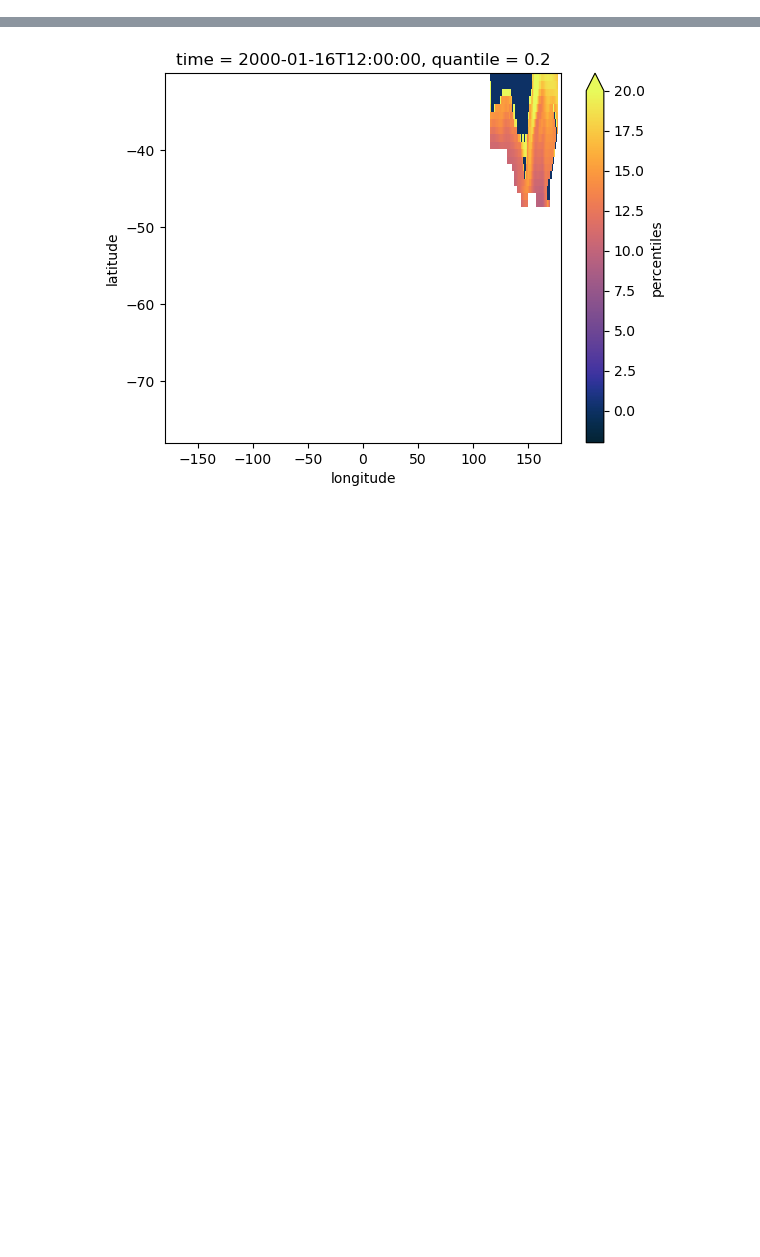
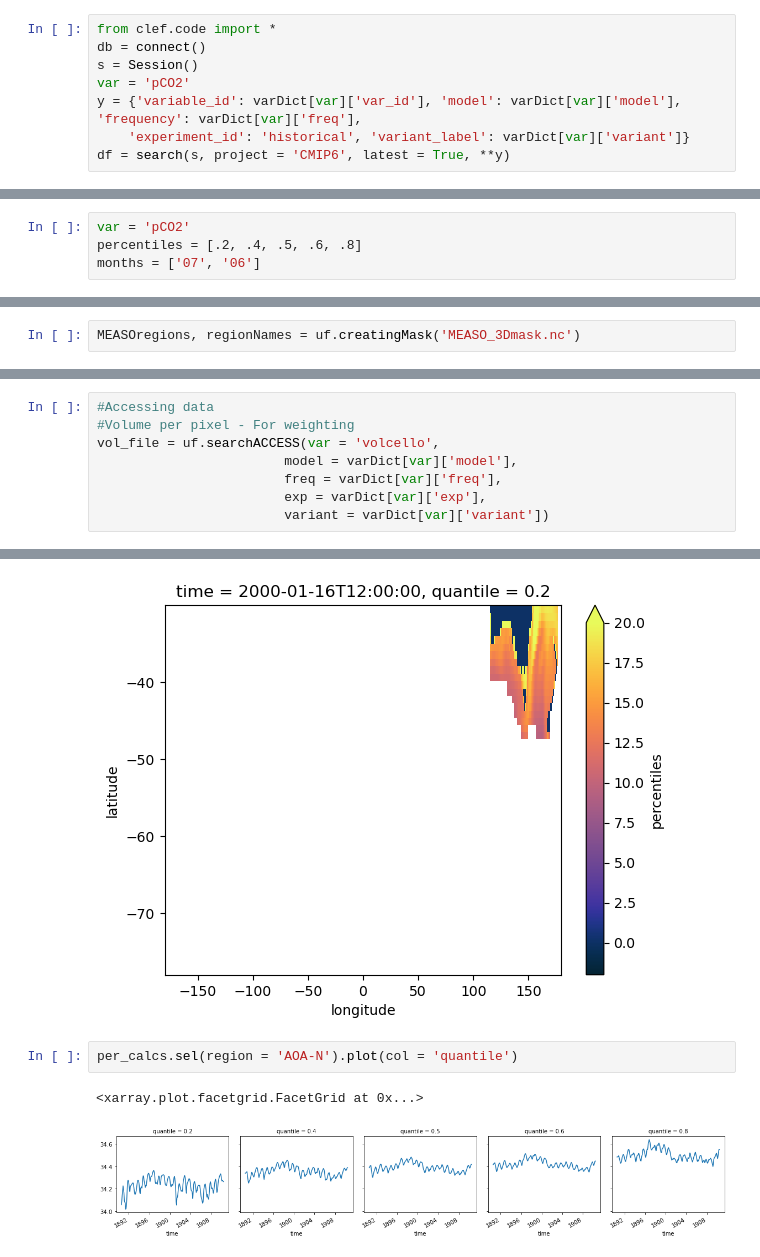
Before and after one commit to lidefi87/ACCESS_scripts_DFA, a Jupyter notebook: Scripts/MEASO/MEASO_space.ipynb, the cells around one changed output, grey strips where cells are left out. Drawn from its saved outputs; the diff is of its cells as text; blank space fills up the shorter version.

```diff
--- a/Scripts/MEASO/MEASO_space.ipynb
+++ b/Scripts/MEASO/MEASO_space.ipynb
@@ -324,0 +182,8 @@ per_temp.to_netcdf(os.path.join(out, (f'Percentiles_Temp_Pelagic_{yr_start}-{yr_
+# %%
+from clef.code import *
+db = connect()
+s = Session()
+var = 'pCO2'
+y = {'variable_id': varDict[var]['var_id'], 'model': varDict[var]['model'], 'frequency': varDict[var]['freq'],
+    'experiment_id': 'historical', 'variant_label': varDict[var]['variant']}
+df = search(s, project = 'CMIP6', latest = True, **y)
@@ -324,0 +277,4 @@ per_temp.to_netcdf(os.path.join(out, (f'Percentiles_Temp_Pelagic_{yr_start}-{yr_
+# %%
+var = 'pCO2'
+percentiles = [.2, .4, .5, .6, .8]
+months = ['07', '06']
@@ -324,0 +284,2 @@ per_temp.to_netcdf(os.path.join(out, (f'Percentiles_Temp_Pelagic_{yr_start}-{yr_
+# %%
+MEASOregions, regionNames = uf.creatingMask('MEASO_3Dmask.nc')
@@ -324,0 +294,8 @@ per_temp.to_netcdf(os.path.join(out, (f'Percentiles_Temp_Pelagic_{yr_start}-{yr_
+# %%
+#Accessing data
+#Volume per pixel - For weighting
+vol_file = uf.searchACCESS(var = 'volcello',
+                        model = varDict[var]['model'],
+                        freq = varDict[var]['freq'],
+                        exp = varDict[var]['exp'],
+                        variant = varDict[var]['variant'])
@@ -373,3 +460,8 @@ per_temp.where(regions2D == 25).sel(quantile = 0.2)[0].plot(cmap = cm.cm.thermal
 # %% [output]
 <matplotlib.collections.QuadMesh at 0x...>
 [figure]
+# %%
+per_calcs.sel(region = 'AOA-N').plot(col = 'quantile')
+# %% [output]
+<xarray.plot.facetgrid.FacetGrid at 0x...>
+[figure, added]
```
Also changed, not shown: parts of 64 cells of this notebook, 15 other files.
